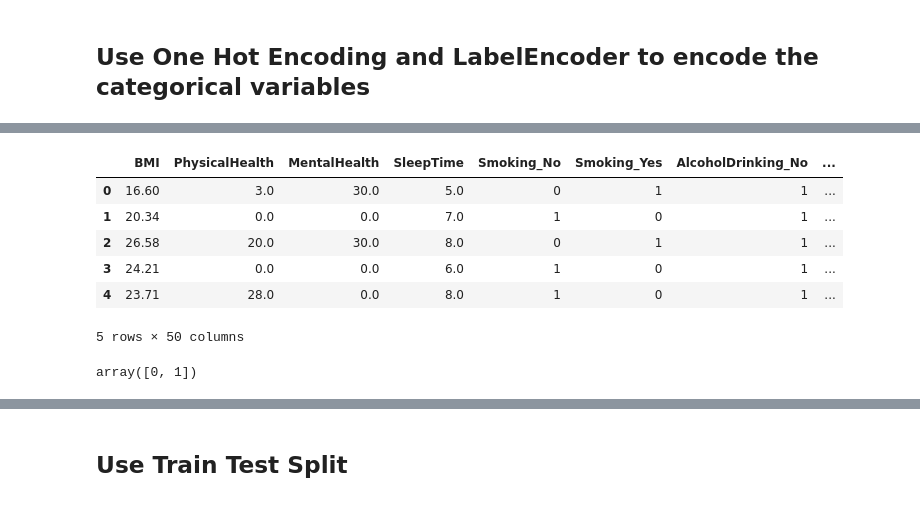
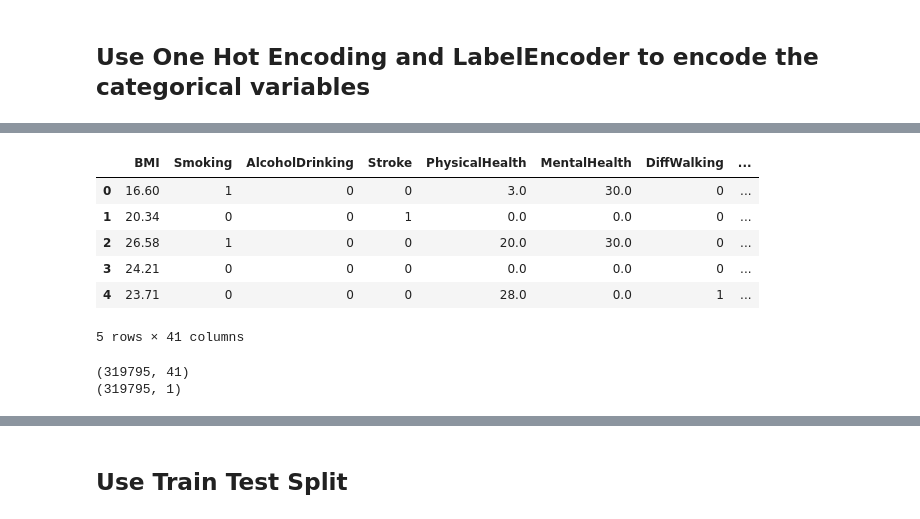
Before and after one commit to weiwen1998/project-4, a Jupyter notebook: machine_learning/heart_disease_predictor.ipynb, the cells around one changed output, grey strips where cells are left out. Drawn from its saved outputs; the diff is of its cells as text; code cells hidden in the pictures.

```diff
--- a/machine_learning/heart_disease_predictor.ipynb
+++ b/machine_learning/heart_disease_predictor.ipynb
@@ -63,2 +81,13 @@ y = df.HeartDisease
 # %% [markdown]
 ## Use One Hot Encoding and LabelEncoder to encode the categorical variables
+# %%
+# Use LabelEncoder to encode the yes/no columns to 1/0
+yesno_columns = ["HeartDisease","Smoking", "AlcoholDrinking", "Stroke",
+               "DiffWalking", "PhysicalActivity", "Asthma",
+               "KidneyDisease","SkinCancer"]
+
+label_encoder=LabelEncoder()
+
+df[yesno_columns]=df[yesno_columns].apply(label_encoder.fit_transform)
+
+df.head()
@@ -65,28 +101,34 @@ y = df.HeartDisease
+# %%
+# Reformat the data into data and target
+data = df.drop("HeartDisease", axis = 1)
+target = df.HeartDisease
 # %%
 # Put categorical X column names into list
-categorical_X = ["Smoking", "AlcoholDrinking", "Stroke",
-               "DiffWalking", "PhysicalActivity", "Asthma",
-               "KidneyDisease","SkinCancer", "Sex",
+categorical_data = ["Sex",
                "AgeCategory","Race","Diabetic","GenHealth"]
 
 # Using the list above, create a new df with the encoded columns
-encoded_X = pd.get_dummies(X, columns = categorical_X)
+encoded_data = pd.get_dummies(data, columns = categorical_data)
 
-encoded_X.head()
+# Since the Sex category is binary, we can drop one of the columns to reduce colinearity later on
+encoded_data.drop(columns="Sex_Male", inplace = True)
+
+encoded_data.head()
 # %% [output]
-|  | BMI | PhysicalHealth | MentalHealth | SleepTime | Smoking_No | Smoking_Yes | AlcoholDrinking_No | ... |
-| 0 | 16.60 | 3.0 | 30.0 | 5.0 | 0 | 1 | 1 | ... |
-| 1 | 20.34 | 0.0 | 0.0 | 7.0 | 1 | 0 | 1 | ... |
-| 2 | 26.58 | 20.0 | 30.0 | 8.0 | 0 | 1 | 1 | ... |
-| 3 | 24.21 | 0.0 | 0.0 | 6.0 | 1 | 0 | 1 | ... |
-| 4 | 23.71 | 28.0 | 0.0 | 8.0 | 1 | 0 | 1 | ... |
+|  | BMI | Smoking | AlcoholDrinking | Stroke | PhysicalHealth | MentalHealth | DiffWalking | ... |
+| 0 | 16.60 | 1 | 0 | 0 | 3.0 | 30.0 | 0 | ... |
+| 1 | 20.34 | 0 | 0 | 1 | 0.0 | 0.0 | 0 | ... |
+| 2 | 26.58 | 1 | 0 | 0 | 20.0 | 30.0 | 0 | ... |
+| 3 | 24.21 | 0 | 0 | 0 | 0.0 | 0.0 | 0 | ... |
+| 4 | 23.71 | 0 | 0 | 0 | 28.0 | 0.0 | 1 | ... |
-5 rows × 50 columns
+5 rows × 41 columns
-# %%
-# Use LabelEncoder to encode y dataset
-label_encoder = LabelEncoder()
-label_encoder.fit(y)
-encoded_y = label_encoder.transform(y)
-
-np.unique(encoded_y)
-# %% [output]
-array([0, 1])
+# %%
+# Define X and y
+X = encoded_data
+y = target.values.reshape(-1,1)
+
+print(X.shape)
+print(y.shape)
+# %% [output]
+(319795, 41)
+(319795, 1)
```
Also changed, not shown: parts of 33 cells of this notebook.
